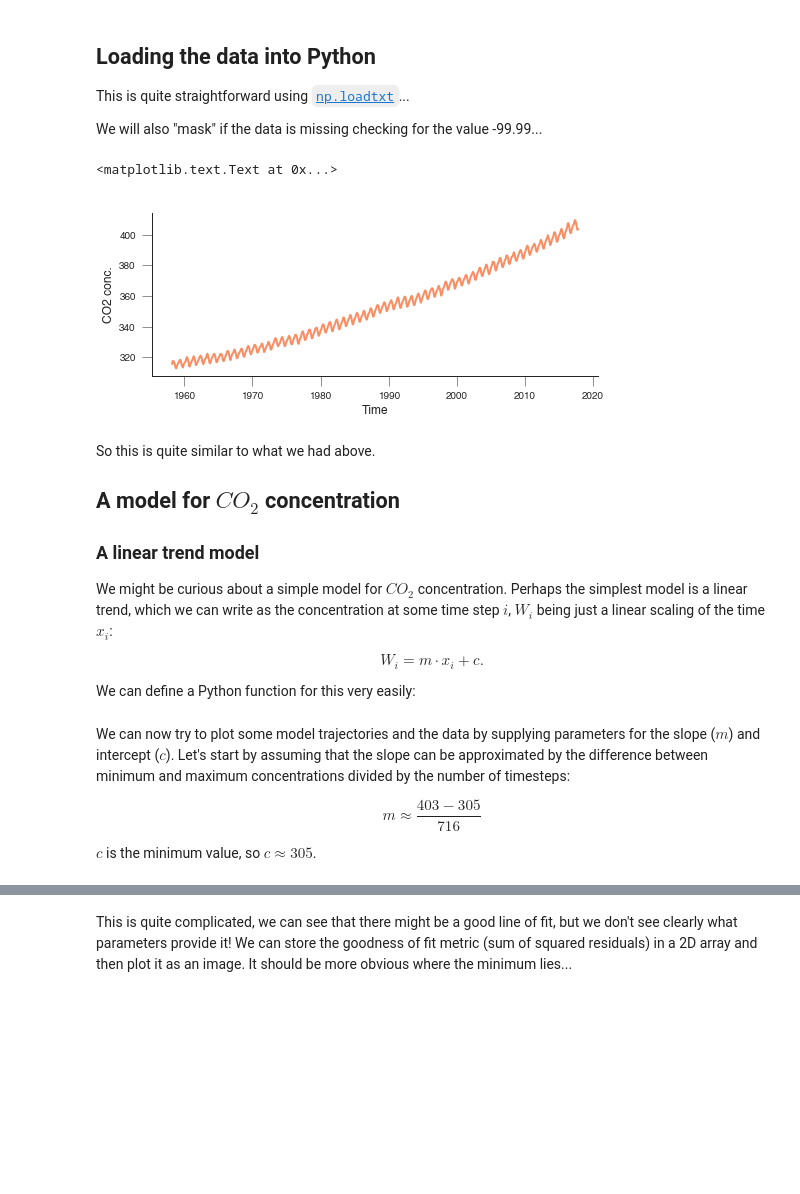
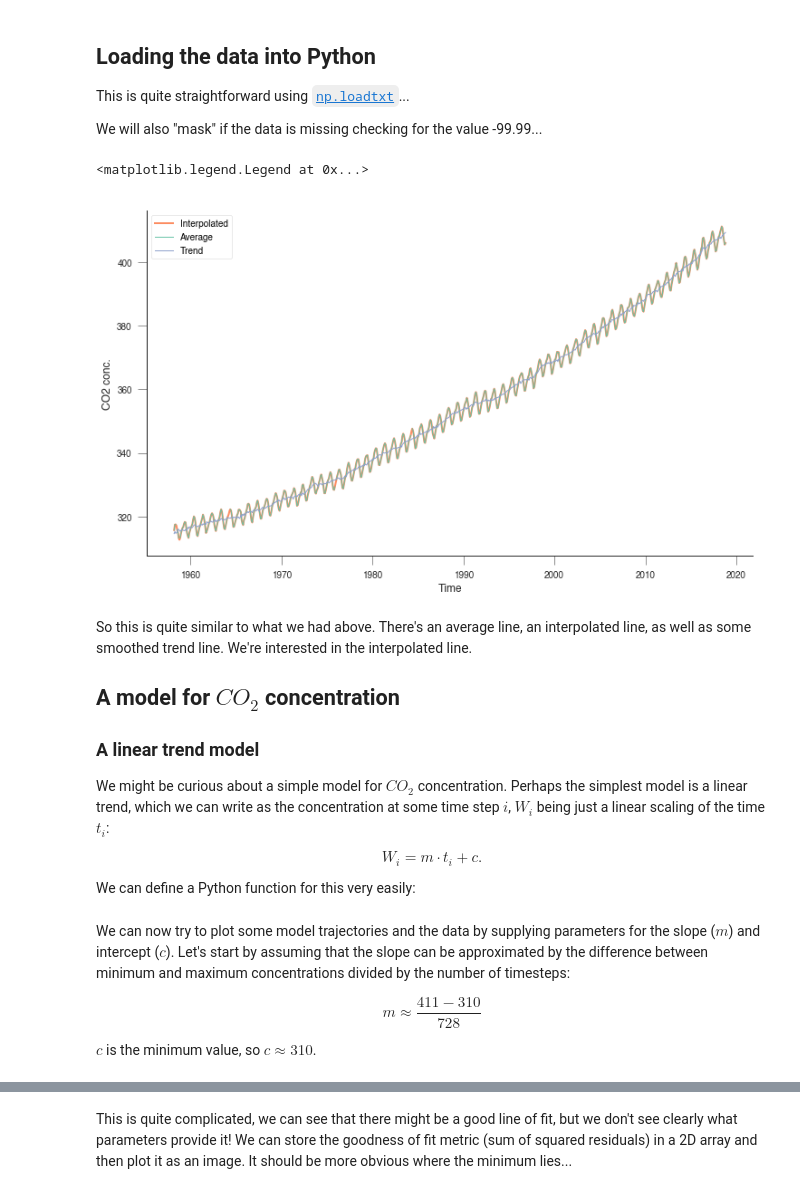
Before and after one commit to jgomezdans/mauna_loa, a Jupyter notebook: MaunaLoa.ipynb, the cells around one changed output, grey strips where cells are left out. Cells and saved outputs as stored; diff of their text form; code cells hidden in the pictures; blank space fills up the shorter version.

```diff
--- a/MaunaLoa.ipynb
+++ b/MaunaLoa.ipynb
@@ -46,0 +49,14 @@ if not os.path.exists("co2_mm_mlo.txt"):
+# %%
+# The remote URL for the data file is address:
+address = 'ftp://aftp.cmdl.noaa.gov/products/trends/co2/'
+# We'll create a folder if it doesn't exist in the data folder for
+# the data
+dest_path = Path("data/Mauna_Loa/").mkdir(parents=True, exist_ok=True)
+fname = Path("data/Mauna_Loa/co2_mm_mlo.txt")
+if not fname.exists():
+    # Data file not present, let's download it
+    print("Downloading remote file")
+    urlretrieve(f"{address:s}/{fname.name:s}", fname.as_posix())
+    print(f"Remote file downloaded to {fname:s}")
+else:
+    print(f"{fname.name:s} already present, no need to download again")
@@ -85,29 +103,37 @@ This is quite straightforward using [`np.loadtxt`](https://scipython.com/book/ch
 
 We will also "mask" if the data is missing checking for the value -99.99...
 # %%
-hdr = ["year", "month", "decimal_date", "average", \
-       "interpolated", "trend", "days"]
-co2 = pd.read_csv(fname, comment='#', delim_whitespace=True,
-                  names=hdr, na_values=[-99.99, -1])
+hdr = [
+    "year", "month", "decimal_date", "average", "interpolated", "trend", "days"
+]
+co2 = pd.read_csv(
+    fname,
+    comment='#',
+    delim_whitespace=True,
+    names=hdr,
+    na_values=[-99.99, -1])
 
-plt.figure(figsize=(8,3))
-plt.plot(co2.decimal_date, co2.interpolated, '-')
+plt.figure(figsize=(12, 7))
+plt.plot(co2.decimal_date, co2.interpolated, '-', lw=2, label="Interpolated")
+plt.plot(co2.decimal_date, co2.average, '-', lw=1, label="Average")
+plt.plot(co2.decimal_date, co2.trend, '-', lw=1, label="Trend")
 plt.xlabel("Time")
 plt.ylabel("CO2 conc.")
+plt.legend(loc="best")
 # %% [output]
-<matplotlib.text.Text at 0x...>
+<matplotlib.legend.Legend at 0x...>
-[figure, old version]
+[figure, new version]
 # %% [markdown]
-So this is quite similar to what we had above.
+So this is quite similar to what we had above. There's an average line, an interpolated line, as well as some smoothed trend line. We're interested in the interpolated line.
 
 ## A model for $CO_2$ concentration
 
 ### A linear trend model
 
-We might be curious about a simple model for $CO_2$ concentration. Perhaps the simplest model is a linear trend, which we can write as the concentration at some time step $i$, $W_i$ being just a linear scaling of the time $x_i$:
+We might be curious about a simple model for $CO_2$ concentration. Perhaps the simplest model is a linear trend, which we can write as the concentration at some time step $i$, $W_i$ being just a linear scaling of the time $t_i$:
 
 $$
-W_i = m \cdot x_i + c.
+W_i = m \cdot t_i + c.
 $$
 
 We can define a Python function for this very easily:
@@ -119,8 +145,8 @@ def linear_model(p, x):
 We can now try to plot some model trajectories and the data by supplying parameters for the slope ($m$) and intercept ($c$). Let's start by assuming that the slope can be approximated by the difference between minimum and maximum concentrations divided  by the number of timesteps:
 
 $$
-m \approx  \frac{403-305}{716}
+m \approx  \frac{411-310}{728}
 $$
 
-$c$ is the minimum value, so $c\approx 305$.
+$c$ is the minimum value, so $c\approx 310$.
 # %%
```
Also changed, not shown: parts of 29 cells of this notebook, 2 other files.
